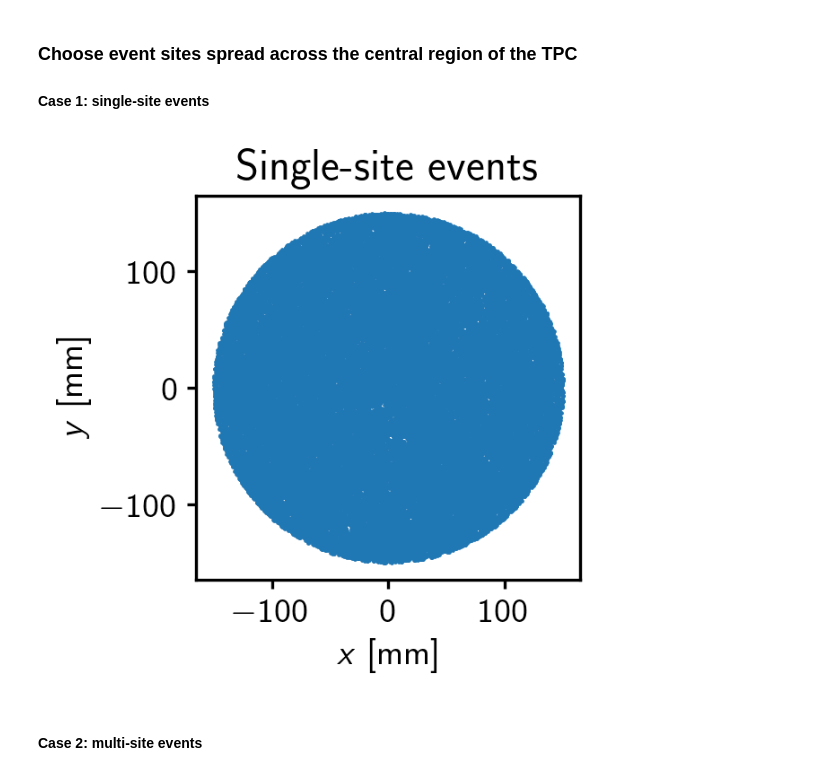
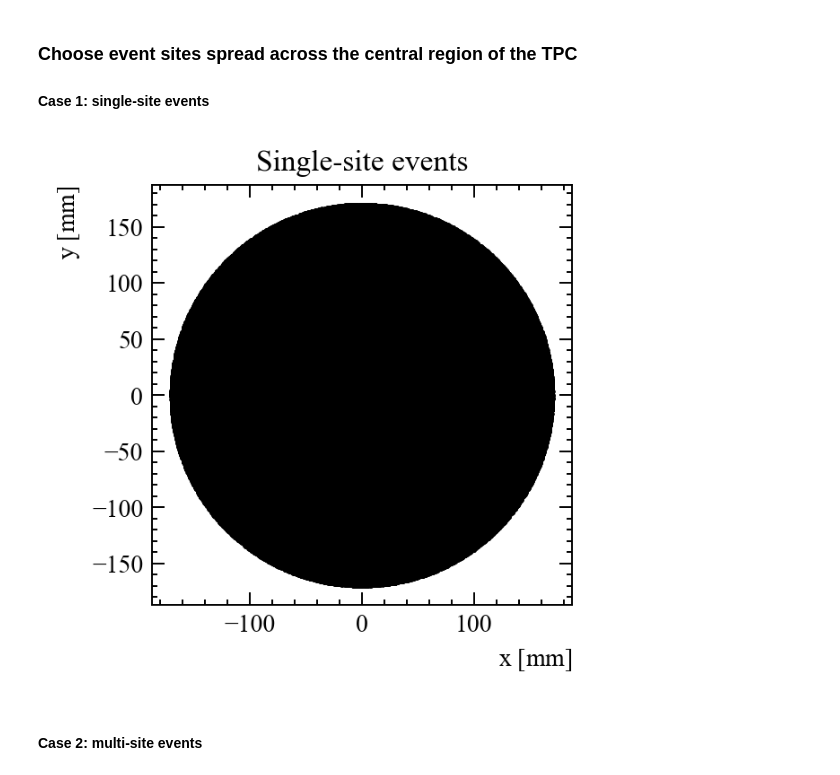
Before and after one commit to clarkehardy/multiscatter-rejection, a Jupyter notebook: ss_ms_cnn.ipynb, the cells around one changed output. Cells and saved outputs as stored; diff of their text form; code cells hidden in the pictures.

```diff
--- a/ss_ms_cnn.ipynb
+++ b/ss_ms_cnn.ipynb
@@ -5,7 +5,10 @@ import matplotlib.colors as mcolors
 from matplotlib.patches import Circle
 import yaml
 import glob
-plt.style.use('clarke-default')
+plt.style.use('paper_style.mplstyle')
+
+from tensorflow.keras import callbacks
+from tensorflow.keras.models import load_model
 
 from ss_ms_utils import *
 from cnn_models import *
@@ -34,20 +39,25 @@ lrf_params = [lrf_dict['A_fit'], lrf_dict['r0_fit'], lrf_dict['a_fit'], lrf_dict
 ### Choose event sites spread across the central region of the TPC
 #### Case 1: single-site events
 # %%
-num_events = 50_000 # number of training images for each case
-n_photons = 3e1 # number of photons produced in each event *np.ones(num_events)[:, None]
+num_events = 250_000 # number of training images for each case
+n_photons = 4e1 # number of photons produced in each event *np.ones(num_events)[:, None]
 
-site_ss = get_ss_events(num_events, max_sep)
+# max_sep = 300. # mm, maximum separation between MS events considered
+max_sep = 460 - 40*np.round(2*np.log10(n_photons))
+
+# get twice the number of sites needed since some events (such as those in which downward
+# fluctuations causes no photons to be produced) will end up being discarded
+site_ss = get_ss_events(2*num_events, max_sep)
 
 fig, ax = plt.subplots(figsize=(4, 3), layout='constrained')
 ax.scatter(site_ss[:,0], site_ss[:,1], s=0.5)
 ax.set_aspect('equal')
 ax.set_xlabel('$x$ [mm]')
 ax.set_ylabel('$y$ [mm]')
 ax.set_title('Single-site events')
 fig.savefig('ss_event_sites.png')
 # %% [output]
-[figure, old version]
+[figure, new version]
 # %% [markdown]
 #### Case 2: multi-site events
 # %%
```
Also changed, not shown: parts of 20 cells of this notebook, 4 other files.
